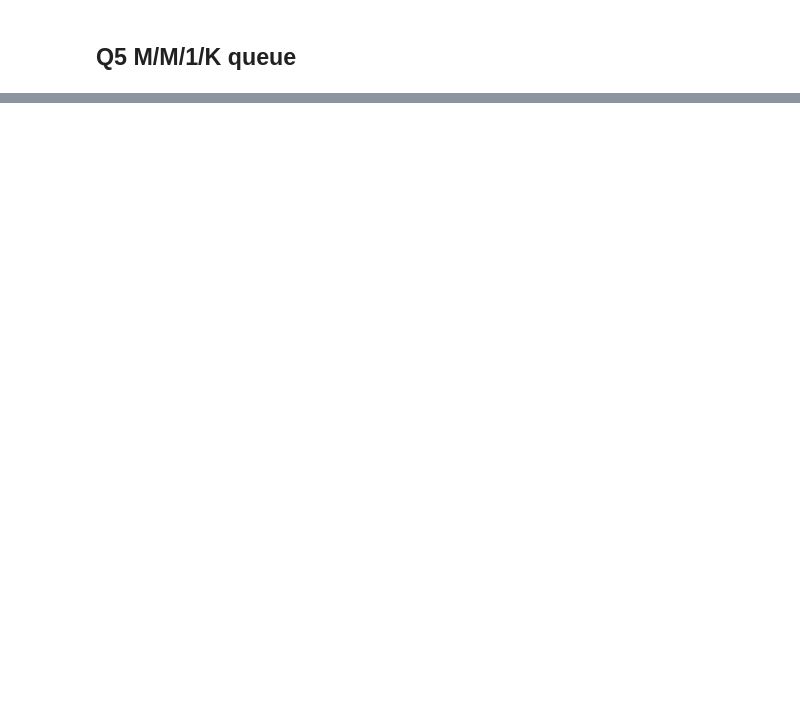
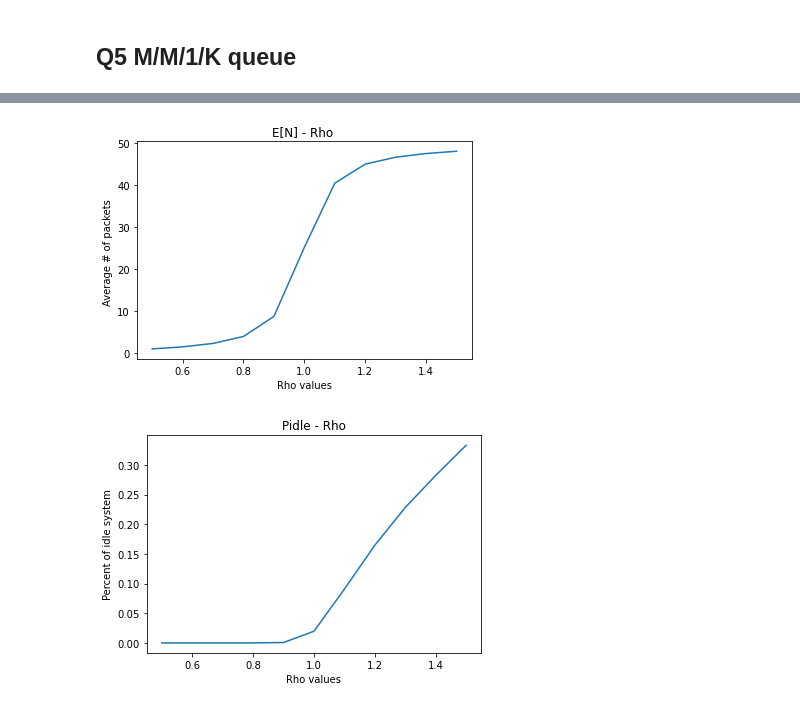
Before and after one commit to TWPz/358ece_lab1, a Jupyter notebook: scratch.ipynb, the cells around one changed output, grey strips where cells are left out. Drawn from its saved outputs; the diff is of its cells as text; code cells hidden in the pictures; blank space fills up the shorter version.

```diff
--- a/scratch.ipynb
+++ b/scratch.ipynb
@@ -372,6 +403,6 @@ def queue_with_finite_buffer(Time,L=2000,C=C_rate):
         print("------------------------------------------------------------------------------------")
     return total_avg,total_p_loss
 # %%
-tv, tloss = queue_with_finite_buffer(100)
+tv, tloss = queue_with_finite_buffer(1000)
 # %% [output]
 PROCESS #  1    rho:  0.5    lambda:  250.0   K: 10
@@ -393,0 +426,7 @@ P loss:  0.33276988806516444   E[N]:  47.9017103274896
+# %%
+rho_list = rho_list_second
+EN,PIDLE = tv, tloss
+plot_q3_4()
+# %% [output]
+[figure, added]
+[figure, added]
```
Also changed, not shown: parts of 19 cells of this notebook.
